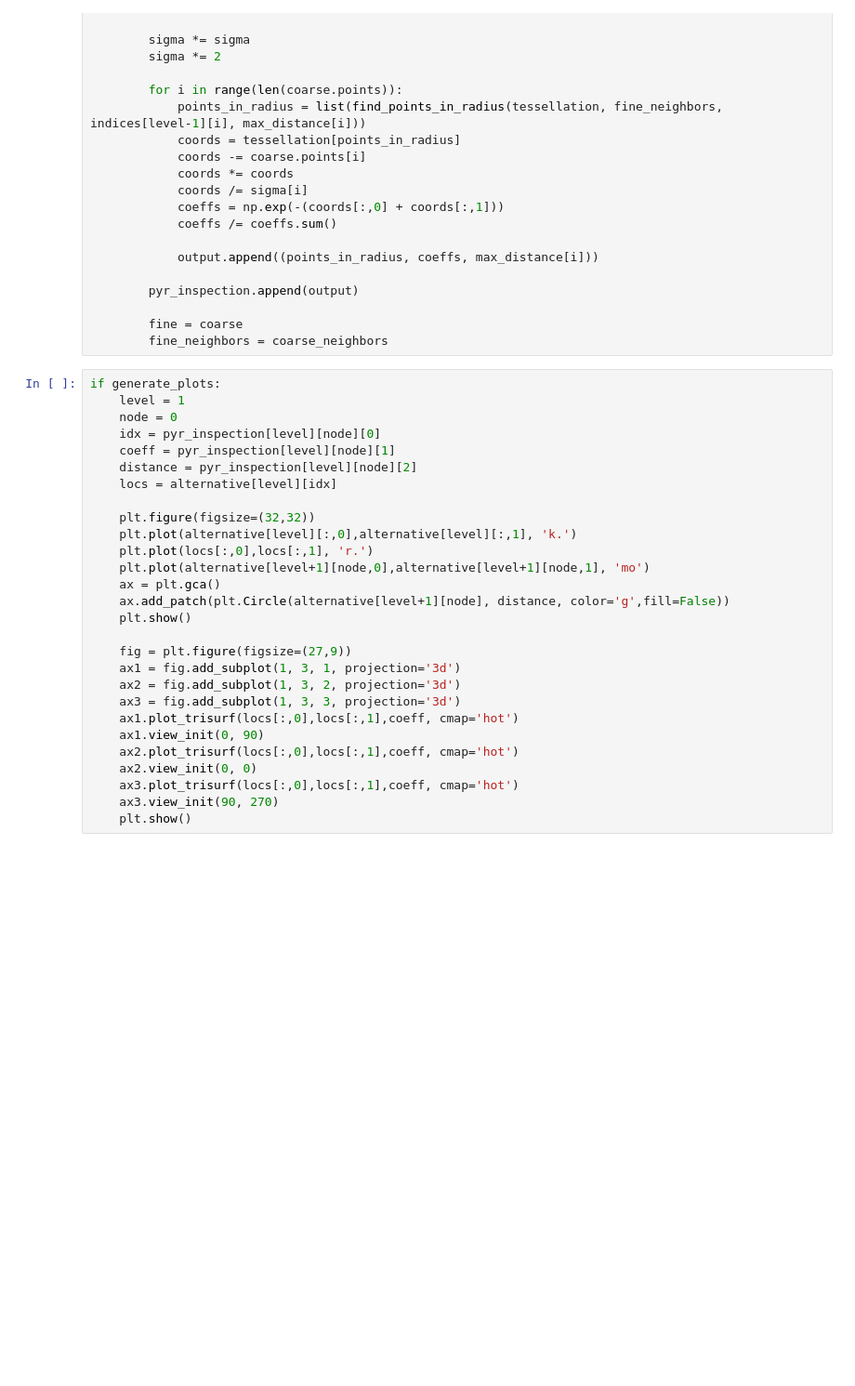
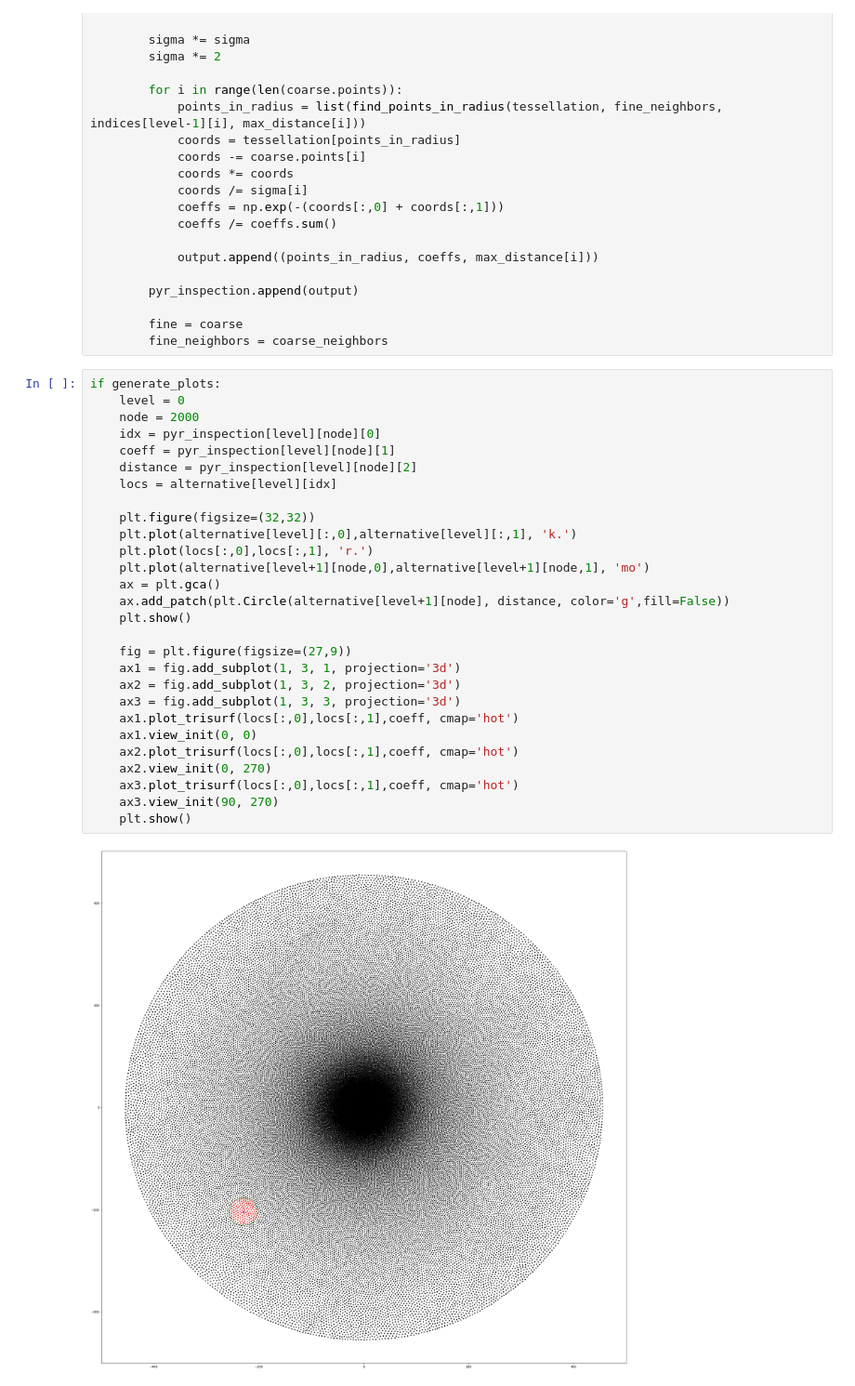
Before and after one commit to 2332575Y/RetinaV2, a Jupyter notebook: Pyramid-Generator.ipynb, the cells around one changed output. Shown at 93% size. Cells and saved outputs as stored; diff of their text form; blank space fills up the shorter version.

```diff
--- a/Pyramid-Generator.ipynb
+++ b/Pyramid-Generator.ipynb
@@ -189,29 +195,31 @@ if generate_plots:
         fine_neighbors = coarse_neighbors
 # %%
 if generate_plots:
-    level = 1
-    node = 0
+    level = 0
+    node = 2000
     idx = pyr_inspection[level][node][0]
     coeff = pyr_inspection[level][node][1]
     distance = pyr_inspection[level][node][2]
     locs = alternative[level][idx]
 
     plt.figure(figsize=(32,32))
     plt.plot(alternative[level][:,0],alternative[level][:,1], 'k.')
     plt.plot(locs[:,0],locs[:,1], 'r.')
     plt.plot(alternative[level+1][node,0],alternative[level+1][node,1], 'mo')
     ax = plt.gca()
     ax.add_patch(plt.Circle(alternative[level+1][node], distance, color='g',fill=False))
     plt.show()
 
     fig = plt.figure(figsize=(27,9))
     ax1 = fig.add_subplot(1, 3, 1, projection='3d')
     ax2 = fig.add_subplot(1, 3, 2, projection='3d')
     ax3 = fig.add_subplot(1, 3, 3, projection='3d')
     ax1.plot_trisurf(locs[:,0],locs[:,1],coeff, cmap='hot')
-    ax1.view_init(0, 90)
+    ax1.view_init(0, 0)
     ax2.plot_trisurf(locs[:,0],locs[:,1],coeff, cmap='hot')
-    ax2.view_init(0, 0)
+    ax2.view_init(0, 270)
     ax3.plot_trisurf(locs[:,0],locs[:,1],coeff, cmap='hot')
     ax3.view_init(90, 270)
     plt.show()
+# %% [output]
+[figure, added]
```
Also changed, not shown: parts of 6 cells of this notebook, 5 other files.
